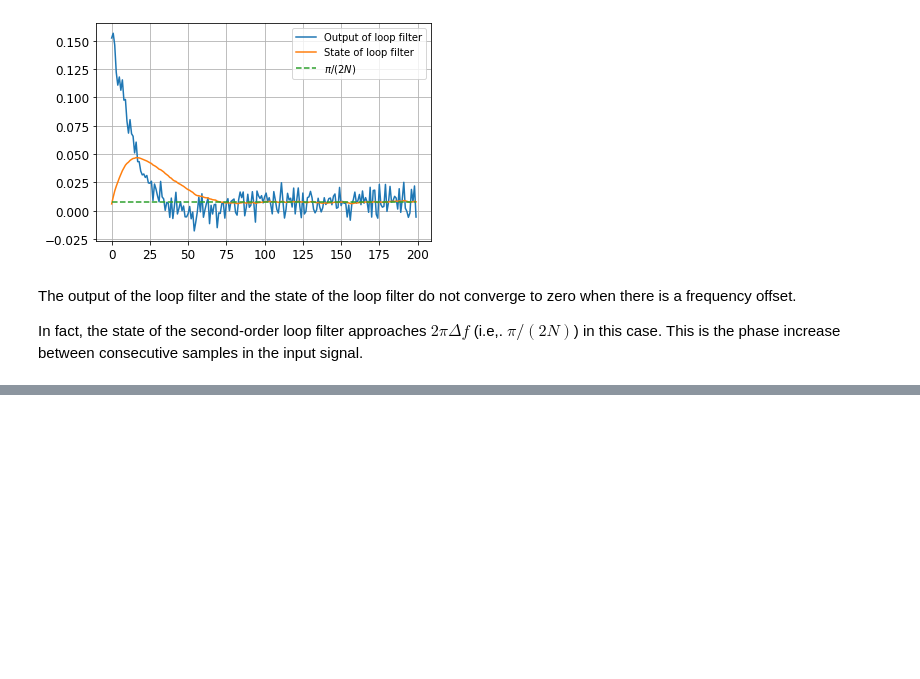
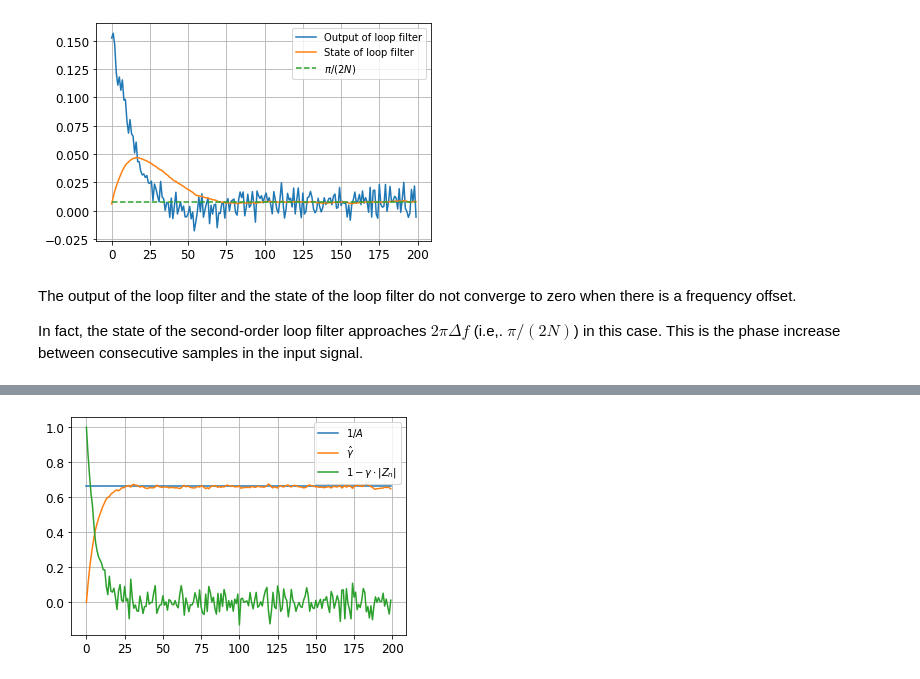
Before and after one commit to bepepa/digital_comms, a Jupyter notebook: 070_tracking_loops.ipynb, the cells around one changed output, grey strips where cells are left out. Cells and saved outputs as stored; diff of their text form; code cells hidden in the pictures; blank space fills up the shorter version.

Commit message:
Loops complete

```diff
--- a/070_tracking_loops.ipynb
+++ b/070_tracking_loops.ipynb
@@ -507,0 +567,46 @@ plt.show()
+# %%
+# Parameters
+alpha = 0.1
+
+SNR_db = 20
+SNR = 10**(SNR_db/10)
+
+# for simplicity, we start with a signal of all 1's, i.e., unit amplitude
+N = 200
+s = np.ones(N, dtype=complex)
+
+# storage for intermediate results
+dA = np.zeros_like(s, dtype=np.float64)    # amplitude error
+gamma = np.zeros_like(s, dtype=np.float64) # estimate of 1/A
+x = np.zeros_like(s)                       # amplitude scaled input
+y = np.zeros_like(s, dtype=np.float64)     # filter output
+# %%
+# define amplitude error
+amplitude_error = 1.5 * np.ones(N)
+
+# instantiate loop filter and integrator
+H = First_Order_Filter(alpha)
+S = Integrator()
+
+# make a received signal
+Z = s * amplitude_error + 1/np.sqrt(2*SNR) * (np.random.randn(N) + 1j * np.random.randn(N))
+
+# run the PLL; intermediate signals are stored for analysis
+for n in range(N):
+    gamma[n] = S.state
+    x[n] = scale_amplitude(Z[n], gamma[n])
+    dA[n] = measure_amplitude_error(x[n], 1)
+    y[n] = H(dA[n])
+    S(y[n])
+# %%
+# plot amplitudes
+plt.plot(1/amplitude_error, label=r'$1/A$')
+plt.plot(gamma, label=r'$\hat{\gamma}$')
+plt.plot(dA, label=r'$1 - \gamma \cdot |Z_n|$')
+
+plt.grid()
+plt.legend()
+
+plt.show()
+# %% [output]
+[figure, added]
```
Also changed, not shown: parts of 19 cells of this notebook.
